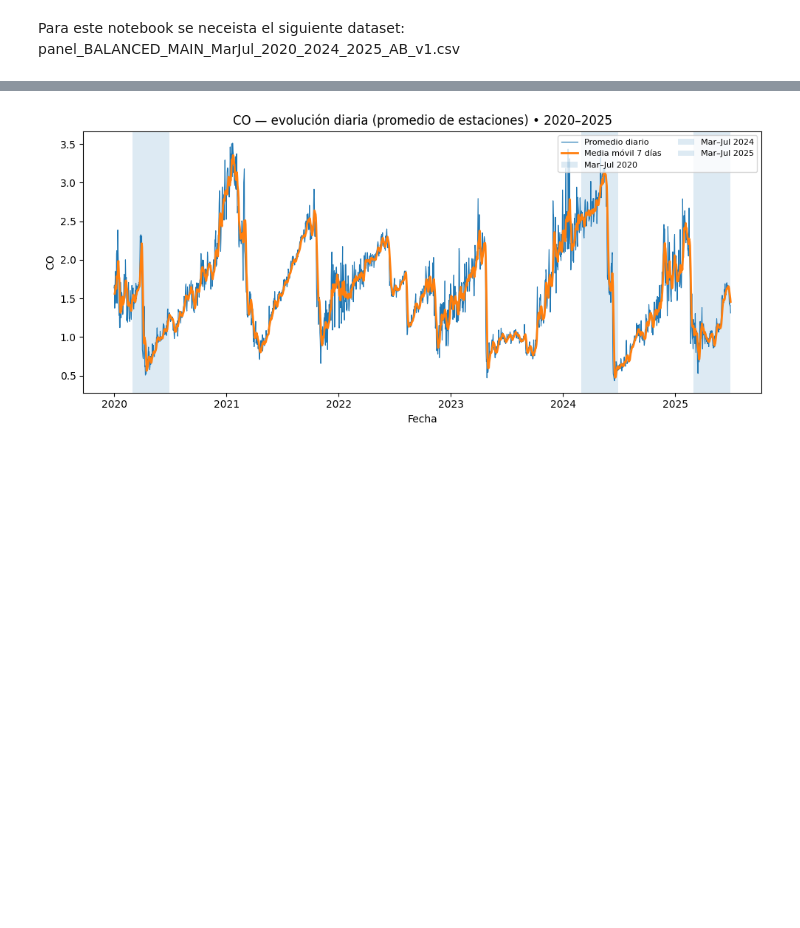
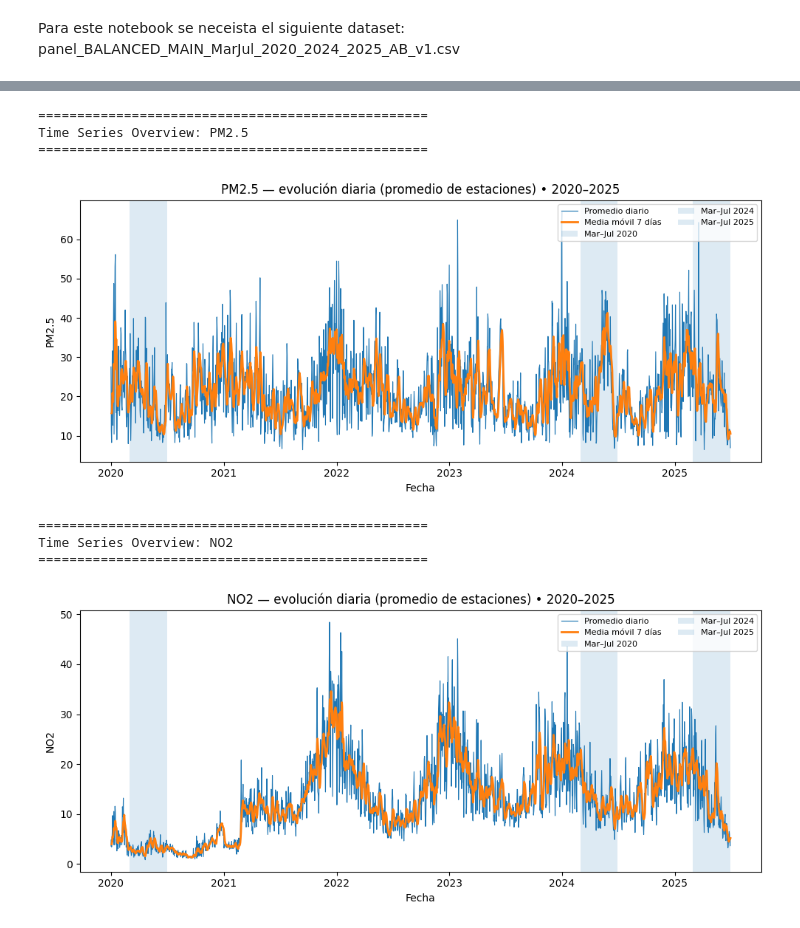
Before and after one commit to Facundo-Barbera/MA2003B-Reto, a Jupyter notebook: notebooks/statistical_analysis.ipynb, the cells around one changed output, grey strips where cells are left out. Cells and saved outputs as stored; diff of their text form; code cells hidden in the pictures; blank space fills up the shorter version.

```diff
--- a/notebooks/statistical_analysis.ipynb
+++ b/notebooks/statistical_analysis.ipynb
@@ -59,38 +73,62 @@ Guardado: ..\data\processed\CO_max8h_daily_city_MAIN_MarJul_2020_2024_2025.csv
 # %%
+# Time Series Analysis Function for All Contaminants
 import pandas as pd
 import matplotlib.pyplot as plt
 
-# 1) Carga (ajusta la ruta a tu proyecto)
-df = pd.read_csv("../data/processed/pre_imputation_subset_AB_v1.csv",
-                 parse_dates=["date"], engine="pyarrow")
+def analyze_contaminant_timeseries_overview(contaminant_name, df_path="../data/processed/pre_imputation_subset_AB_v1.csv"):
+    """Create overview time series plot for a contaminant across all years"""
 
-# 2) Promedio diario de CO (promedia entre estaciones cada día)
-co_daily = (df.dropna(subset=["CO"])
-              .assign(day=lambda x: x["date"].dt.floor("D"))
-              .groupby("day")["CO"].mean()
-              .to_frame("CO_diario"))
-co_daily["CO_7d"] = co_daily["CO_diario"].rolling(7, min_periods=3).mean()
+    # 1) Carga (ajusta la ruta a tu proyecto)
+    df = pd.read_csv(df_path, parse_dates=["date"], engine="pyarrow")
 
-# 3) Ventanas a resaltar (Mar–Jul 2020, 2024 y 2025)
-windows = [
-    ("2020-03-01","2020-06-30","Mar–Jul 2020"),
-    ("2024-03-01","2024-06-30","Mar–Jul 2024"),
-    ("2025-03-01","2025-06-30","Mar–Jul 2025"),
-]
+    # Check if contaminant exists
+    if contaminant_name not in df.columns:
+        print(f"Contaminant {contaminant_name} not found in dataset")
+        return
 
-# 4) Gráfico (una sola figura, sin estilos especiales)
-plt.figure(figsize=(10,4.5))
-plt.plot(co_daily.index, co_daily["CO_diario"], linewidth=0.8, label="Promedio diario")
-plt.plot(co_daily.index, co_daily["CO_7d"], linewidth=2.0, label="Media móvil 7 días")
+    # 2) Promedio diario del contaminante (promedia entre estaciones cada día)
+    daily_data = (df.dropna(subset=[contaminant_name])
+                    .assign(day=lambda x: x["date"].dt.floor("D"))
+                    .groupby("day")[contaminant_name].mean()
+                    .to_frame(f"{contaminant_name}_diario"))
+    daily_data[f"{contaminant_name}_7d"] = daily_data[f"{contaminant_name}_diario"].rolling(7, min_periods=3).mean()
 
-for start, end, label in windows:
-    plt.axvspan(pd.Timestamp(start), pd.Timestamp(end), alpha=0.15, label=label)
+    # 3) Ventanas a resaltar (Mar–Jul 2020, 2024 y 2025)
+    windows = [
+        ("2020-03-01","2020-06-30","Mar–Jul 2020"),
+        ("2024-03-01","2024-06-30","Mar–Jul 2024"),
+        ("2025-03-01","2025-06-30","Mar–Jul 2025"),
+    ]
 
-plt.title("CO — evolución diaria (promedio de estaciones) • 2020–2025")
-plt.xlabel("Fecha")
-plt.ylabel("CO")
-plt.legend(loc="upper right", ncol=2, fontsize=8)
-plt.tight_layout()
-plt.show()
+    # 4) Gráfico (una sola figura, sin estilos especiales)
+    plt.figure(figsize=(10,4.5))
+    plt.plot(daily_data.index, daily_data[f"{contaminant_name}_diario"], linewidth=0.8, label="Promedio diario")
+    plt.plot(daily_data.index, daily_data[f"{contaminant_name}_7d"], linewidth=2.0, label="Media móvil 7 días")
+
+    for start, end, label in windows:
+        plt.axvspan(pd.Timestamp(start), pd.Timestamp(end), alpha=0.15, label=label)
+
+    plt.title(f"{contaminant_name} — evolución diaria (promedio de estaciones) • 2020–2025")
+    plt.xlabel("Fecha")
+    plt.ylabel(contaminant_name)
+    plt.legend(loc="upper right", ncol=2, fontsize=8)
+    plt.tight_layout()
+    plt.show()
+
+# Analyze all contaminants with overview time series
+contaminants = ["PM2.5", "NO2", "CO", "NO", "NOX_final"]
+
+for contaminant in contaminants:
+    print(f"\n{'='*50}")
+    print(f"Time Series Overview: {contaminant}")
+    print(f"{'='*50}")
+    analyze_contaminant_timeseries_overview(contaminant)
 # %% [output]
+==================================================
+Time Series Overview: PM2.5
+==================================================
-[figure, old version]
+[figure, new version]
+==================================================
+Time Series Overview: NO2
+==================================================
+[figure, added]
```
Also changed, not shown: parts of 3 cells of this notebook, 2 other files.
